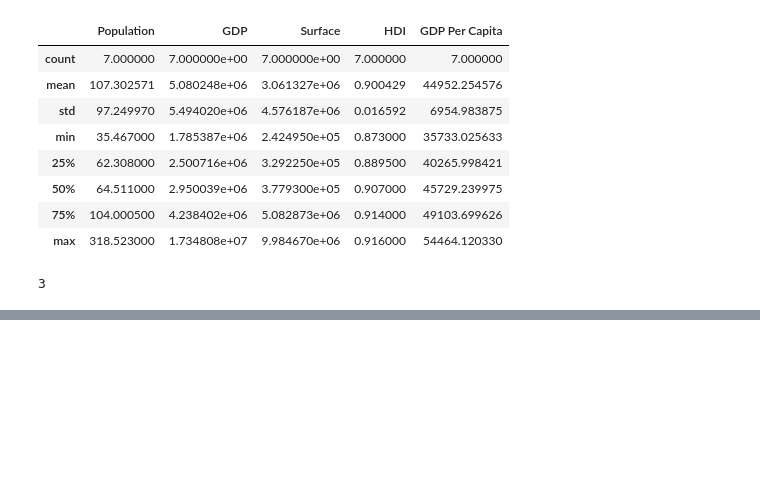
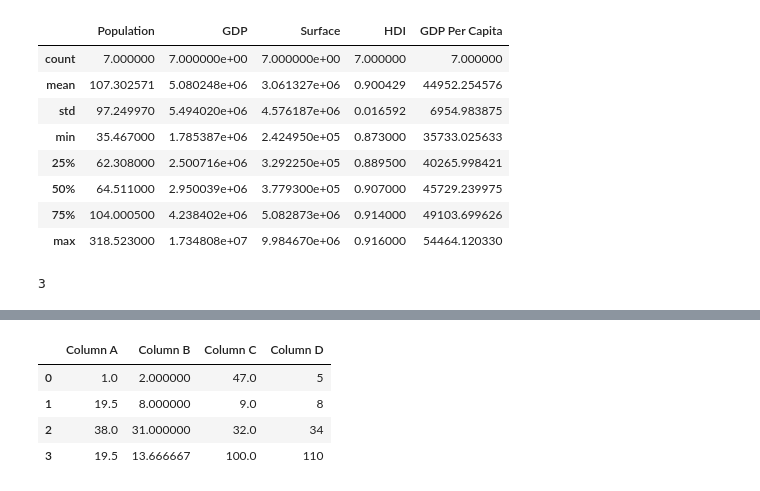
Before and after one commit to OketchOdanga/DataAnalysisWithPython, a Jupyter notebook: DataAnalysisWithPython(FreeCodecamp).ipynb, the cells around one changed output, grey strips where cells are left out. Saved outputs shown, nothing was run; the diff lists cells and outputs as text; code cells hidden in the pictures; blank space fills up the shorter version.

```diff
--- a/DataAnalysisWithPython(FreeCodecamp).ipynb
+++ b/DataAnalysisWithPython(FreeCodecamp).ipynb
@@ -632,0 +677,9 @@ print(s.notnull().sum())
+# %%
+#filling null values with mean
+df.fillna(df.mean())
+# %% [output]
+|  | Column A | Column B | Column C | Column D |
+| 0 | 1.0 | 2.000000 | 47.0 | 5 |
+| 1 | 19.5 | 8.000000 | 9.0 | 8 |
+| 2 | 38.0 | 31.000000 | 32.0 | 34 |
+| 3 | 19.5 | 13.666667 | 100.0 | 110 |
```
Also changed, not shown: parts of 15 cells of this notebook.
